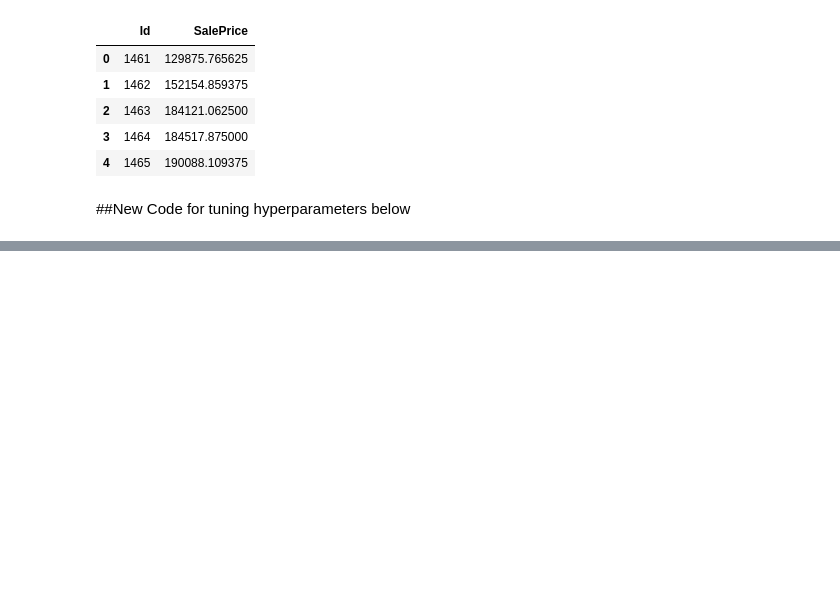
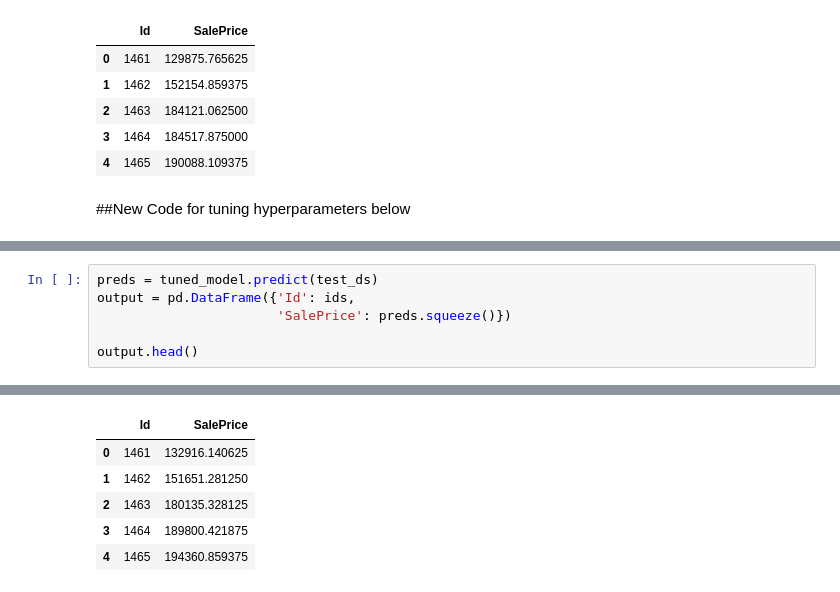
Before and after one commit to lkkcpaul/BostonHousePrice, a Jupyter notebook: Ian_starter_notebook_tfdf.ipynb, the cells around one changed output, grey strips where cells are left out. Saved outputs shown, nothing was run; the diff lists cells and outputs as text; blank space fills up the shorter version.

```diff
--- a/Ian_starter_notebook_tfdf.ipynb
+++ b/Ian_starter_notebook_tfdf.ipynb
@@ -475,0 +531,7 @@ default_column_guide {
+# %%
+preds = tuned_model.predict(test_ds)
+output = pd.DataFrame({'Id': ids,
+                       'SalePrice': preds.squeeze()})
+
+output.head()
+# %% [output]
@@ -475,0 +540,6 @@ default_column_guide {
+|  | Id | SalePrice |
+| 0 | 1461 | 132916.140625 |
+| 1 | 1462 | 151651.281250 |
+| 2 | 1463 | 180135.328125 |
+| 3 | 1464 | 189800.421875 |
+| 4 | 1465 | 194360.859375 |
```
Also changed, not shown: parts of 7 cells of this notebook.
